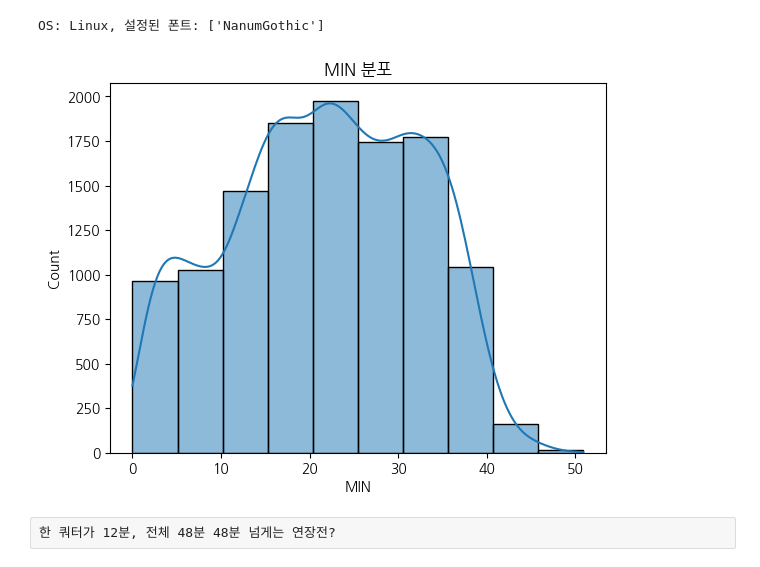
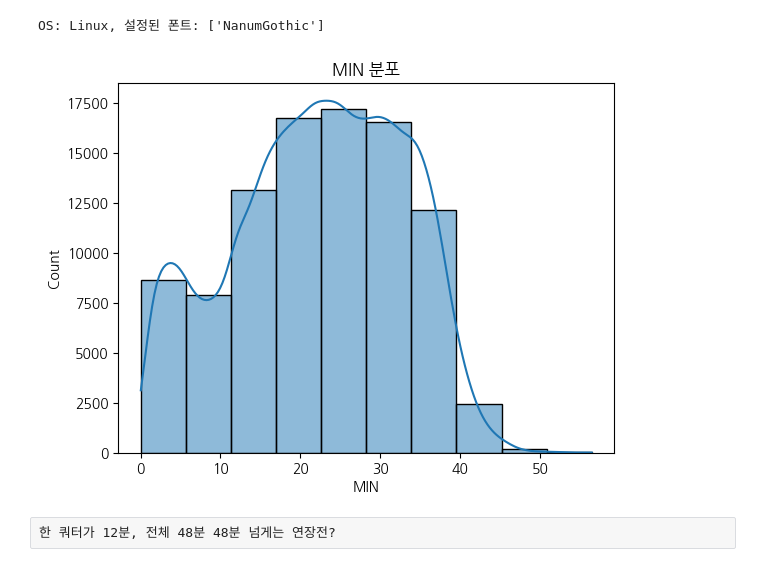
Before and after one commit to cye2020/Project1, a Jupyter notebook: src/preprocess.ipynb, the cells around one changed output. Saved outputs shown, nothing was run; the diff lists cells and outputs as text; code cells hidden in the pictures.

```diff
--- a/src/preprocess.ipynb
+++ b/src/preprocess.ipynb
@@ -237,7 +305,7 @@ Name: count, dtype: int64
 #### 스탯 결측치 처리
 # %%
 # DNP들의 스탯은 0으로 한다.
-games_details_season2022.fillna(0, inplace=True)
+games_details_season.fillna(0, inplace=True)
 # %% [markdown]
 ### 타입 변환
 # %%
@@ -351,8 +419,8 @@ ranking_season2022['TEAM'].nunique()
 int_cols = ['FGM', 'FGA', 'FG3M', 'FG3A', 'FTM', 'FTA', 'OREB', 'REB', 'AST', 'STL', 'BLK', 'TO', 'PF', 'PTS', 'PLUS_MINUS']
 type_dict = {col: int for col in int_cols}
 type_dict['START_POSITION'] = 'category'
-games_details_season2022 = games_details_season2022.astype(type_dict)
-games_details_season2022.dtypes
+games_details_season = games_details_season.astype(type_dict)
+games_details_season.dtypes
 # %% [output]
 GAME_ID                    int64
 TEAM_ID                    int64
@@ -415,7 +483,7 @@ dtype: object
 # %% [markdown]
 ### DATE 컬럼을 INDEX로
 # %%
-games_details_season2022.set_index('DATE', inplace=True)
-games_season2022.set_index('DATE', inplace=True)
-ranking_season2022.set_index('DATE', inplace=True)
+games_details_season.set_index('DATE', inplace=True)
+games_season.set_index('DATE', inplace=True)
+ranking_season.set_index('DATE', inplace=True)
 # %%
@@ -438,4 +506,4 @@ games_details_season2022
 # %% [markdown]
 ### MIN > 0 필터링
 # %%
-games_details_season2022 = games_details_season2022[games_details_season2022['MIN'] > 0].copy()
+games_details_season = games_details_season[games_details_season['MIN'] > 0].copy()
@@ -473,11 +545,11 @@ print(f"OS: {system}, 설정된 폰트: {plt.rcParams['font.family']}")
 # %% [output]
 OS: Linux, 설정된 폰트: ['NanumGothic']
 # %%
-sns.histplot(data=games_details_season2022, x="MIN", bins=10, kde=True)
+sns.histplot(data=games_details_season, x="MIN", bins=10, kde=True)
 plt.title("MIN 분포")
 plt.show()
 # %% [output]
-[figure, old version]
+[figure, new version]
 # %% [raw]
 한 쿼터가 12분, 전체 48분 48분 넘게는 연장전?
 # %%
```
Also changed, not shown: parts of 75 cells of this notebook, 6 other files.
